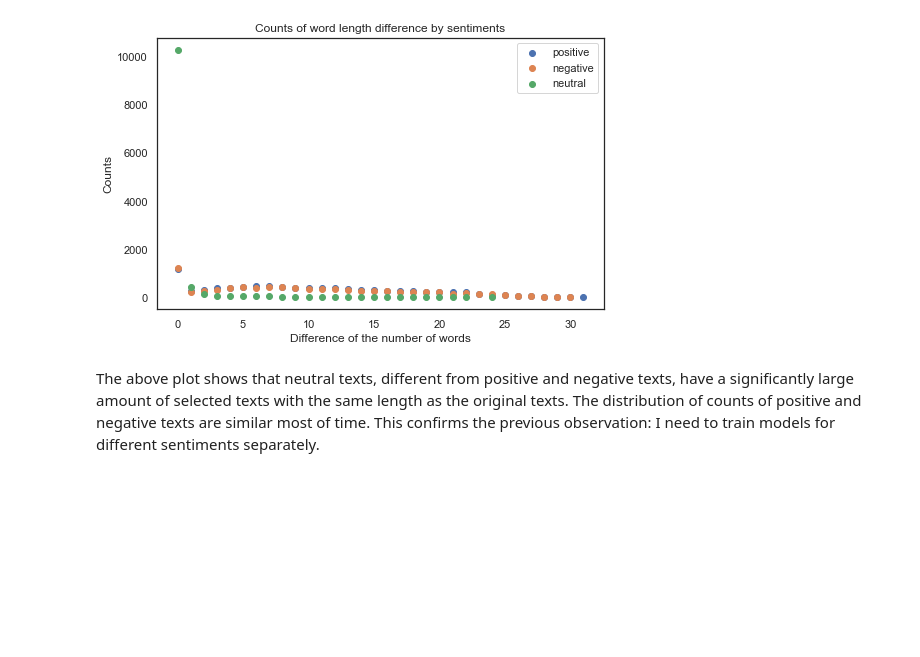
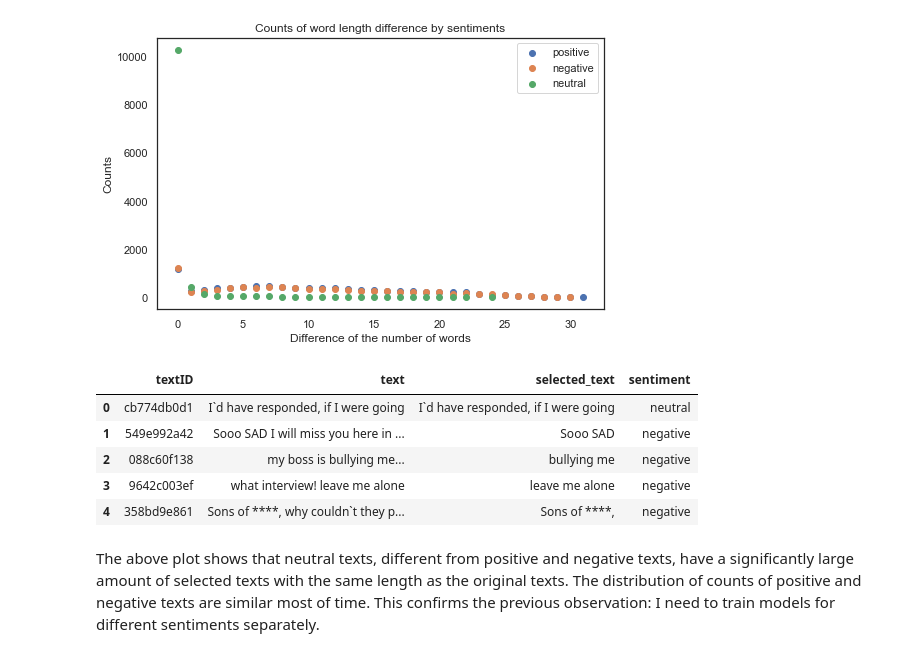
Before and after one commit to QingchuanLyu/Tweet-Sentiment-Analysis, a Jupyter notebook: Tweet Sentiment Extraction.ipynb, the cells around one changed output. Saved outputs shown, nothing was run; the diff lists cells and outputs as text; code cells hidden in the pictures; blank space fills up the shorter version.

```diff
--- a/Tweet Sentiment Extraction.ipynb
+++ b/Tweet Sentiment Extraction.ipynb
@@ -245,6 +220,18 @@ ax.set_ylabel('Counts')
 # %% [output]
 Text(0, 0.5, 'Counts')
 [figure]
+# %%
+train_cl = train_cl.drop(['text_split'], axis = 1)
+train_raw = train_raw.drop(['text_split', 'len_selected_text', 'len_text', 'difference_in_words'], axis = 1)
+# %%
+train_raw.head(5)
+# %% [output]
+|  | textID | text | selected_text | sentiment |
+| 0 | cb774db0d1 | I`d have responded, if I were going | I`d have responded, if I were going | neutral |
+| 1 | 549e992a42 | Sooo SAD I will miss you here in ... | Sooo SAD | negative |
+| 2 | 088c60f138 | my boss is bullying me... | bullying me | negative |
+| 3 | 9642c003ef | what interview! leave me alone | leave me alone | negative |
+| 4 | 358bd9e861 | Sons of ****, why couldn`t they p... | Sons of ****, | negative |
 # %% [markdown]
 The above plot shows that neutral texts, different from positive and negative texts, have a significantly large amount of selected texts with the same length as the original texts. The distribution of counts of positive and negative texts are similar most of time. This confirms the previous observation: I need to train models for different sentiments separately.
 # %% [markdown]
```
Also changed, not shown: parts of 30 cells of this notebook.
